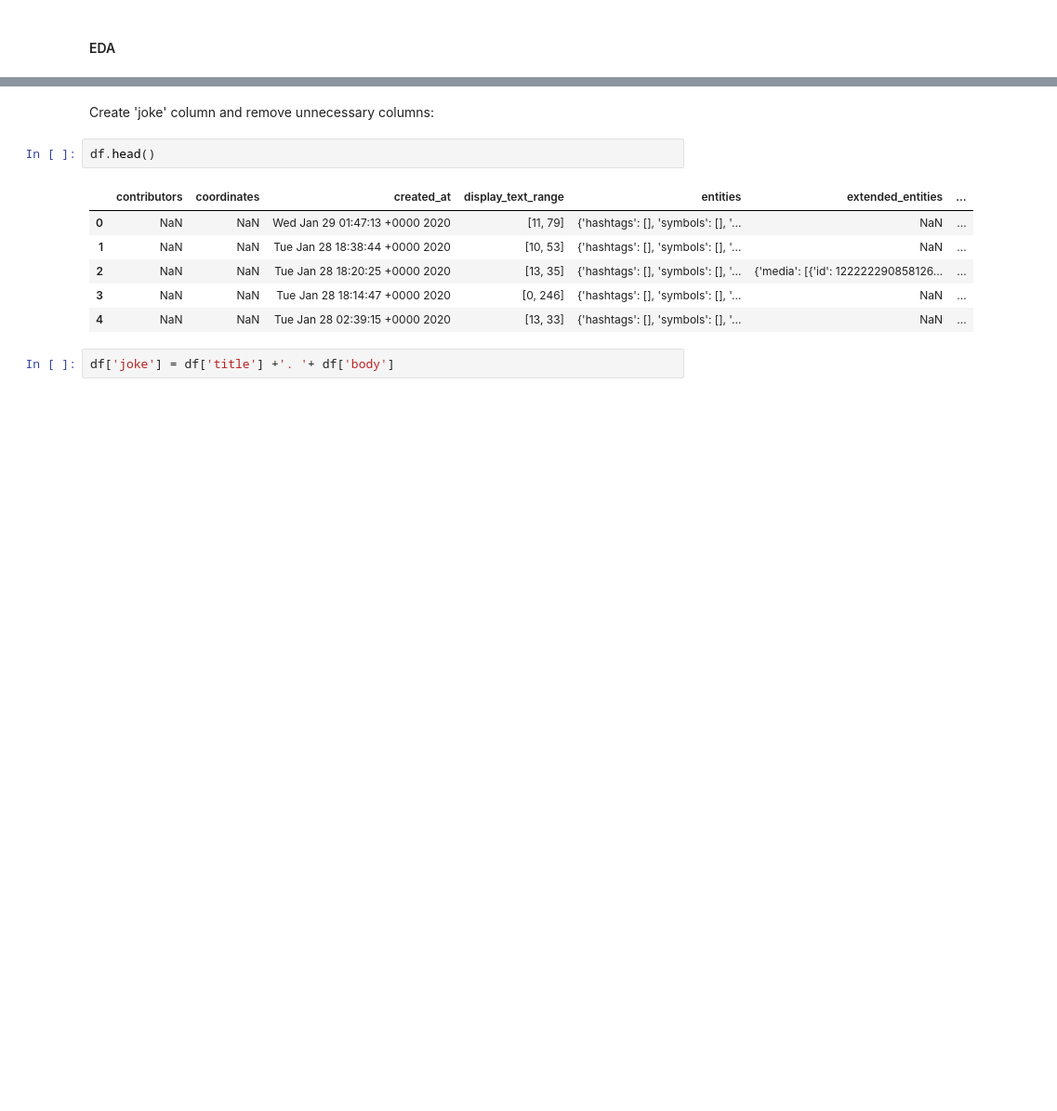
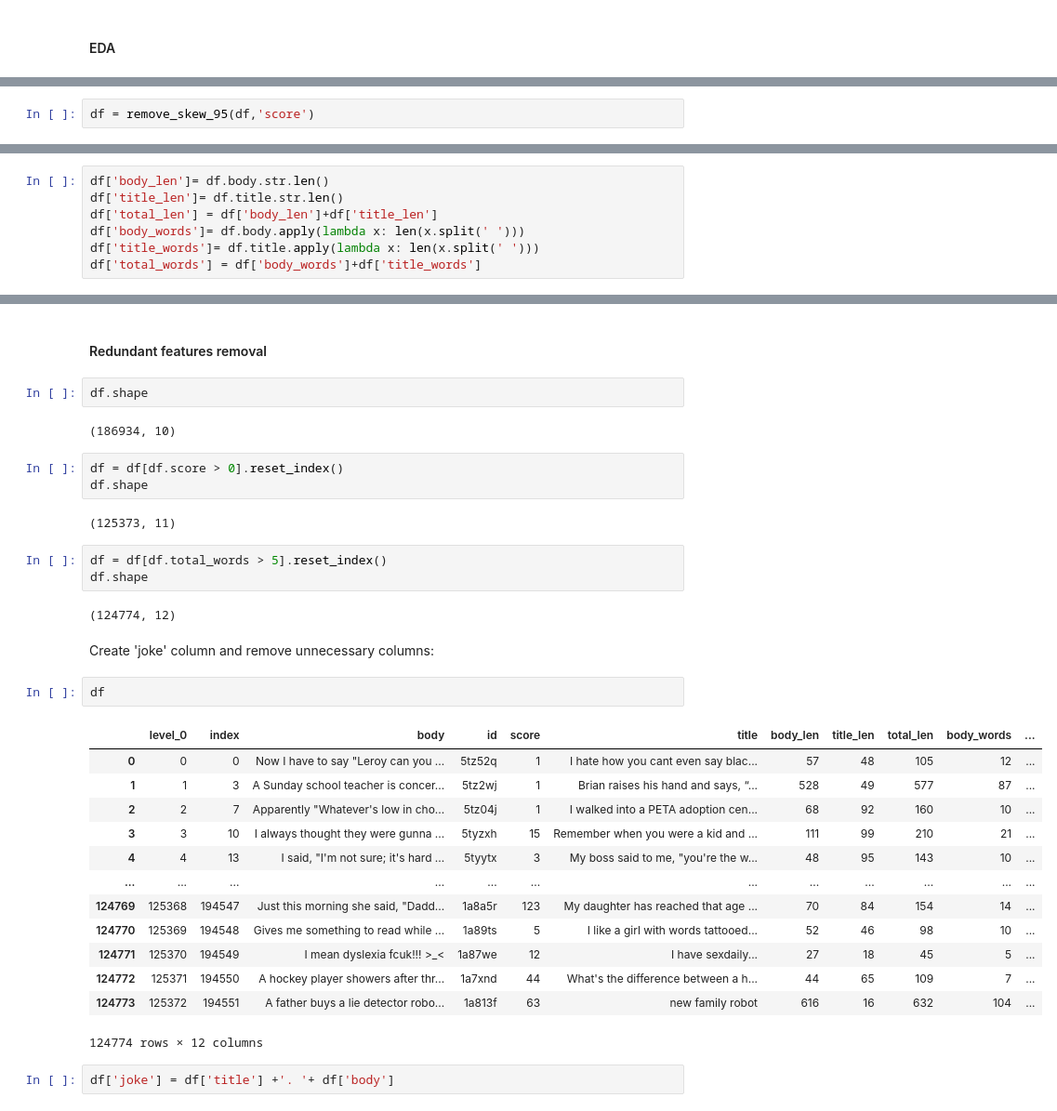
Before and after one commit to AxelStbl/jokes_score, a Jupyter notebook: EDA_Modeling.ipynb, the cells around one changed output, grey strips where cells are left out. Shown at 93% size. Saved outputs shown, nothing was run; the diff lists cells and outputs as text; blank space fills up the shorter version.

```diff
--- a/EDA_Modeling.ipynb
+++ b/EDA_Modeling.ipynb
@@ -144,0 +102,2 @@ df= df.drop()
+# %%
+df = remove_skew_95(df,'score')
@@ -144,0 +166,7 @@ df= df.drop()
+# %%
+df['body_len']= df.body.str.len()
+df['title_len']= df.title.str.len()
+df['total_len'] = df['body_len']+df['title_len']
+df['body_words']= df.body.apply(lambda x: len(x.split(' ')))
+df['title_words']= df.title.apply(lambda x: len(x.split(' ')))
+df['total_words'] = df['body_words']+df['title_words']
@@ -145,14 +263,37 @@ df= df.drop()
+# %% [markdown]
+#### Redundant features removal
+# %%
+df.shape
+# %% [output]
+(186934, 10)
+# %%
+df = df[df.score > 0].reset_index()
+df.shape
+# %% [output]
+(125373, 11)
+# %%
+df = df[df.total_words > 5].reset_index()
+df.shape
+# %% [output]
+(124774, 12)
 # %% [markdown]
 Create 'joke' column and remove unnecessary columns:
 # %%
-df.head()
+df
 # %% [output]
-|  | contributors | coordinates | created_at | display_text_range | entities | extended_entities | ... |
-| 0 | NaN | NaN | Wed Jan 29 01:47:13 +0000 2020 | [11, 79] | {'hashtags': [], 'symbols': [], '... | NaN | ... |
-| 1 | NaN | NaN | Tue Jan 28 18:38:44 +0000 2020 | [10, 53] | {'hashtags': [], 'symbols': [], '... | NaN | ... |
-| 2 | NaN | NaN | Tue Jan 28 18:20:25 +0000 2020 | [13, 35] | {'hashtags': [], 'symbols': [], '... | {'media': [{'id': 122222290858126... | ... |
-| 3 | NaN | NaN | Tue Jan 28 18:14:47 +0000 2020 | [0, 246] | {'hashtags': [], 'symbols': [], '... | NaN | ... |
-| 4 | NaN | NaN | Tue Jan 28 02:39:15 +0000 2020 | [13, 33] | {'hashtags': [], 'symbols': [], '... | NaN | ... |
+|  | level_0 | index | body | id | score | title | body_len | title_len | total_len | body_words | ... |
+| 0 | 0 | 0 | Now I have to say "Leroy can you ... | 5tz52q | 1 | I hate how you cant even say blac... | 57 | 48 | 105 | 12 | ... |
+| 1 | 1 | 3 | A Sunday school teacher is concer... | 5tz2wj | 1 | Brian raises his hand and says, “... | 528 | 49 | 577 | 87 | ... |
+| 2 | 2 | 7 | Apparently "Whatever's low in cho... | 5tz04j | 1 | I walked into a PETA adoption cen... | 68 | 92 | 160 | 10 | ... |
+| 3 | 3 | 10 | I always thought they were gunna ... | 5tyzxh | 15 | Remember when you were a kid and ... | 111 | 99 | 210 | 21 | ... |
+| 4 | 4 | 13 | I said, "I'm not sure; it's hard ... | 5tyytx | 3 | My boss said to me, "you're the w... | 48 | 95 | 143 | 10 | ... |
+| ... | ... | ... | ... | ... | ... | ... | ... | ... | ... | ... | ... |
+| 124769 | 125368 | 194547 | Just this morning she said, "Dadd... | 1a8a5r | 123 | My daughter has reached that age ... | 70 | 84 | 154 | 14 | ... |
+| 124770 | 125369 | 194548 | Gives me something to read while ... | 1a89ts | 5 | I like a girl with words tattooed... | 52 | 46 | 98 | 10 | ... |
+| 124771 | 125370 | 194549 | I mean dyslexia fcuk!!! >_< | 1a87we | 12 | I have sexdaily... | 27 | 18 | 45 | 5 | ... |
+| 124772 | 125371 | 194550 | A hockey player showers after thr... | 1a7xnd | 44 | What's the difference between a h... | 44 | 65 | 109 | 7 | ... |
+| 124773 | 125372 | 194551 | A father buys a lie detector robo... | 1a813f | 63 | new family robot | 616 | 16 | 632 | 104 | ... |
+124774 rows × 12 columns
 # %%
 df['joke'] = df['title'] +'. '+ df['body']
 # %%
```
Also changed, not shown: parts of 75 cells of this notebook.
